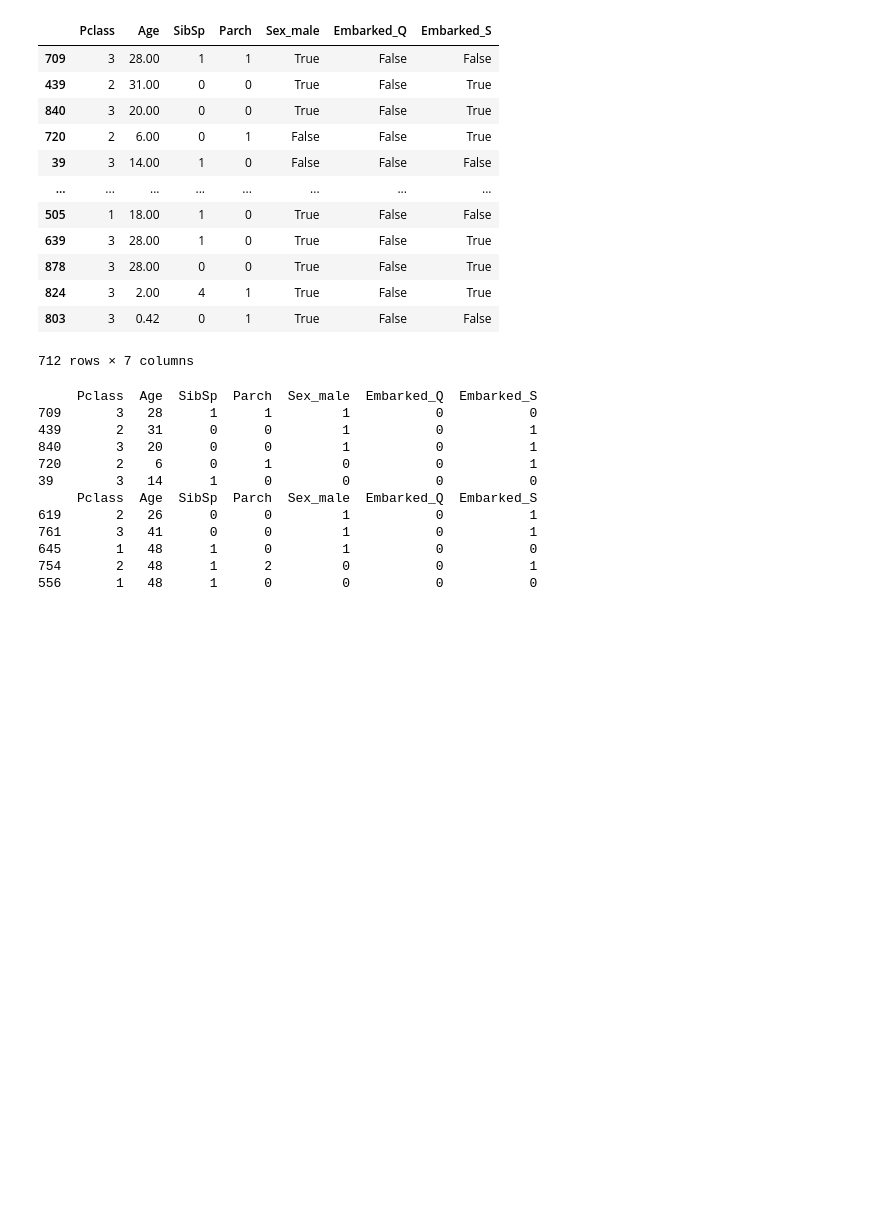
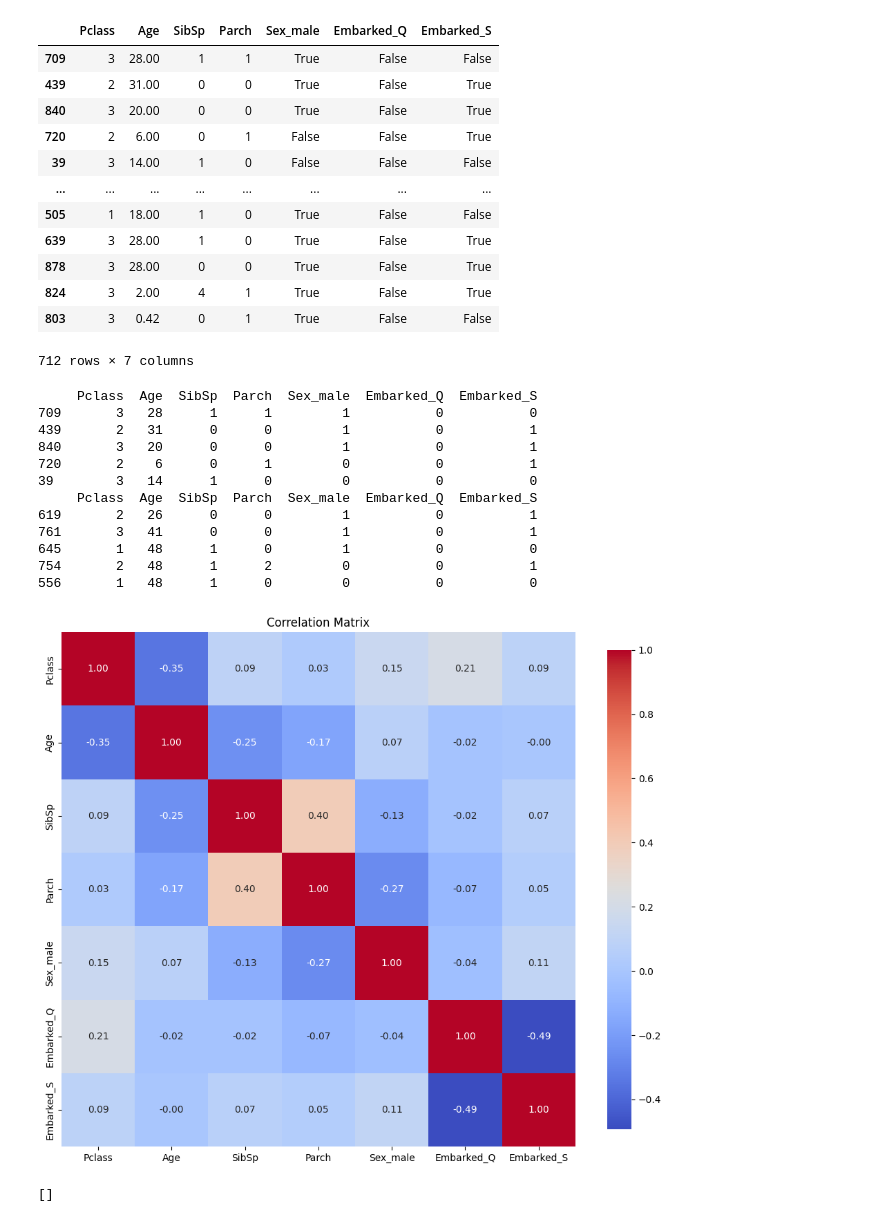
Before and after one commit to abhinav-caped/Mrm-taskphase, a Jupyter notebook: titanic.ipynb, the cells around one changed output. Saved outputs shown, nothing was run; the diff lists cells and outputs as text; code cells hidden in the pictures; blank space fills up the shorter version.

```diff
--- a/titanic.ipynb
+++ b/titanic.ipynb
@@ -191,40 +236,44 @@ print(X_test.head())
 754       2   48      1      2         0           0           1
 556       1   48      1      0         0           0           0
 # %%
-# # Select only the numerical columns from X_train
-# X_train_num = X_train.select_dtypes(include=[np.number])
+# Select only the numerical columns from X_train
+X_train_num = X_train.select_dtypes(include=[np.number])
 
-# # Compute the correlation matrix
-# correlation_matrix = X_train_num.corr()
+# Compute the correlation matrix
+correlation_matrix = X_train_num.corr()
 
-# # Plot the correlation matrix
-# plt.figure(figsize=(12, 10))
-# sns.heatmap(correlation_matrix, annot=True, fmt=".2f", cmap='coolwarm', square=True, cbar_kws={"shrink": .9})
-# plt.title('Correlation Matrix')
-# plt.show()
+# Plot the correlation matrix
+plt.figure(figsize=(12, 10))
+sns.heatmap(correlation_matrix, annot=True, fmt=".2f", cmap='coolwarm', square=True, cbar_kws={"shrink": .9})
+plt.title('Correlation Matrix')
+plt.show()
+# %% [output]
+[figure, added]
 # %%
-# def get_highly_correlated_columns(correlation_matrix, threshold=0.8):
-#     """
-#     This function returns a list of tuples containing pairs of columns that are highly correlated.
+def get_highly_correlated_columns(correlation_matrix, threshold=0.8):
+    """
+    This function returns a list of tuples containing pairs of columns that are highly correlated.
 
-#     Parameters:
-#     correlation_matrix (pd.DataFrame): The correlation matrix of the dataframe.
-#     threshold (float): The threshold value above which columns are considered highly correlated.
+    Parameters:
+    correlation_matrix (pd.DataFrame): The correlation matrix of the dataframe.
+    threshold (float): The threshold value above which columns are considered highly correlated.
 
-#     Returns:
-#     list: A list of tuples containing pairs of highly correlated columns.
-#     """
-#     correlated_columns = []
-#     for col in correlation_matrix.columns:
-#         for row in correlation_matrix.index:
-#             if col != row and abs(correlation_matrix.loc[row, col]) > threshold:
-#                 correlated_columns.append((row, col))
-#     return correlated_columns
+    Returns:
+    list: A list of tuples containing pairs of highly correlated columns.
+    """
+    correlated_columns = []
+    for col in correlation_matrix.columns:
+        for row in correlation_matrix.index:
+            if col != row and abs(correlation_matrix.loc[row, col]) > threshold:
+                correlated_columns.append((row, col))
+    return correlated_columns
 
-# # Example usage
-# highly_correlated_columns = get_highly_correlated_columns(correlation_matrix, threshold=0.8)
-# print(highly_correlated_columns)
-# #no columns are highly correlated
+# Example usage
+highly_correlated_columns = get_highly_correlated_columns(correlation_matrix, threshold=0.8)
+print(highly_correlated_columns)
+#no columns are highly correlated
+# %% [output]
+[]
 # %%
 # Normalize the training and testing data
 X_train = (X_train - X_train.mean()) / X_train.std()
```
Also changed, not shown: parts of 14 cells of this notebook.
